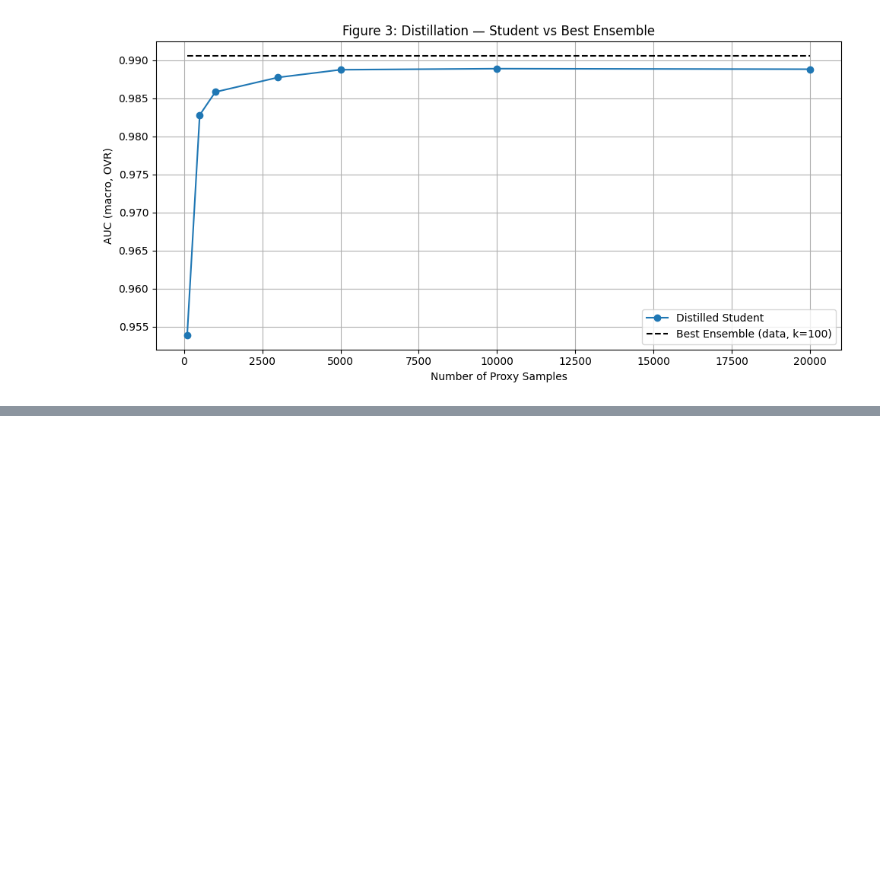
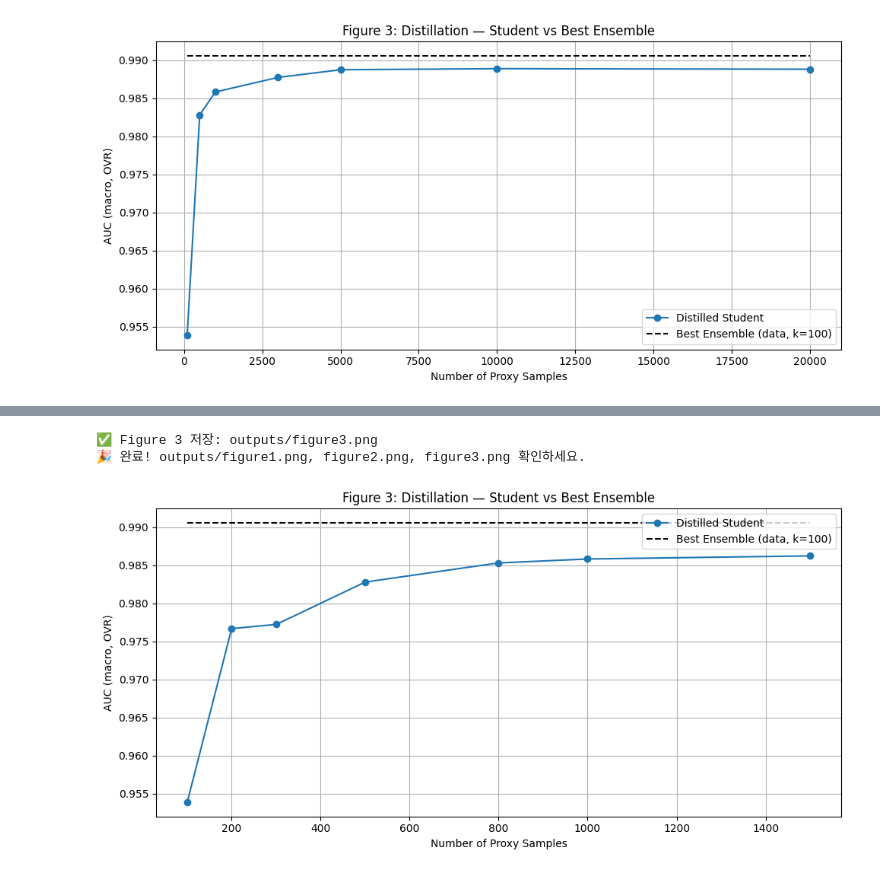
Before and after one commit to sangjun315/FedAvg-Pytorch, a Jupyter notebook: oneshot.ipynb, the cells around one changed output, grey strips where cells are left out. Cells and saved outputs as stored; diff of their text form; code cells hidden in the pictures; blank space fills up the shorter version.

```diff
--- a/oneshot.ipynb
+++ b/oneshot.ipynb
@@ -401,0 +355,59 @@ print("🎉 완료! outputs/figure1.png, figure2.png, figure3.png 확인하세
+# %%
+# ====== Figure 3 (x=Number of Proxy Samples, y=AUC) ======
+# Best 전략을 교사로 사용, 프록시 샘플 수를 늘려가며 학생 모델 증류
+best_sel = {
+    "cv": sel_cv, "data": sel_data, "random": sel_rand
+}[best_strategy_name]
+
+# 교사 앙상블의 전역 테스트 AUC (수평선)
+auc_best_teacher = multiclass_auc(y_test_global, ensemble_predict_proba(best_sel, local_models, X_test_global))
+
+# 프록시 샘플은 "디바이스들의 train(50%)" 전체에서 무작위 추출 (라벨 불필요)
+X_train_union = np.vstack([dev["train"][0] for dev in devices if len(dev["train"][1]) > 0])
+# 논문처럼 초반(<= 5k) 구간을 촘촘히, 상한은 5k로 컷
+proxy_sizes = [100, 200, 300, 500, 800, 1000, 1500]
+proxy_sizes = [n for n in proxy_sizes if n <= len(X_train_union)]
+
+
+student_aucs = []
+for n in proxy_sizes:
+    # 프록시 입력 추출
+    rng = np.random.RandomState(RND + n)  # 각 n마다 고정 시드
+    idxs = rng.choice(len(X_train_union), size=n, replace=False)
+    X_proxy = X_train_union[idxs]
+
+    # 교사 소프트 라벨 (여기서는 간소화: argmax로 pseudo-label)
+    teacher_probs = ensemble_predict_proba(best_sel, local_models, X_proxy)
+    y_pseudo = np.argmax(teacher_probs, axis=1)
+
+    # 학생 모델 학습 (간단 MLP)
+    student = MLPClassifier(hidden_layer_sizes=(100,), max_iter=300, random_state=RND)
+    student.fit(X_proxy, y_pseudo)
+
+    # 전역 테스트셋에서 학생 모델 AUC
+    try:
+        p_student = student.predict_proba(X_test_global)
+    except:
+        preds = student.predict(X_test_global)
+        p_student = np.zeros((len(preds), num_classes))
+        p_student[np.arange(len(preds)), preds] = 1.0
+    student_aucs.append(multiclass_auc(y_test_global, p_student))
+
+plt.figure(figsize=(10,5))
+plt.plot(proxy_sizes, student_aucs, marker='o', label='Distilled Student')
+plt.hlines(auc_best_teacher, xmin=proxy_sizes[0], xmax=proxy_sizes[-1],
+           colors='k', linestyles='--', label=f'Best Ensemble ({best_strategy_name}, k={best_k})')
+plt.xlabel("Number of Proxy Samples")
+plt.ylabel("AUC (macro, OVR)")
+plt.title("Figure 3: Distillation — Student vs Best Ensemble")
+plt.legend()
+plt.grid(True)
+plt.tight_layout()
+plt.savefig("outputs/figure3.png", dpi=150)
+print("✅ Figure 3 저장: outputs/figure3.png")
+
+print("🎉 완료! outputs/figure1.png, figure2.png, figure3.png 확인하세요.")
+# %% [output]
+✅ Figure 3 저장: outputs/figure3.png
+🎉 완료! outputs/figure1.png, figure2.png, figure3.png 확인하세요.
+[figure, added]
```
Also changed, not shown: parts of 3 cells of this notebook.
